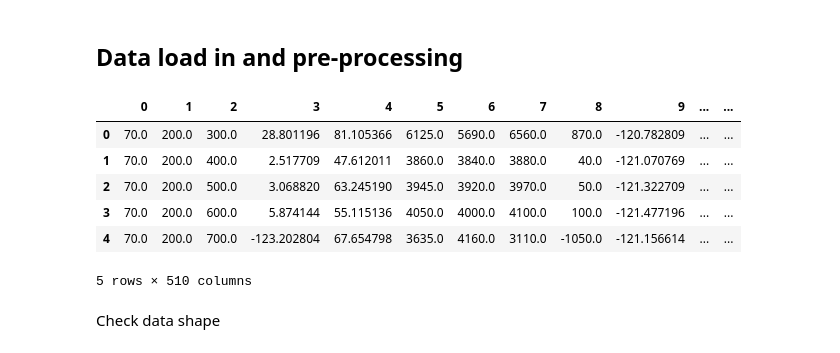
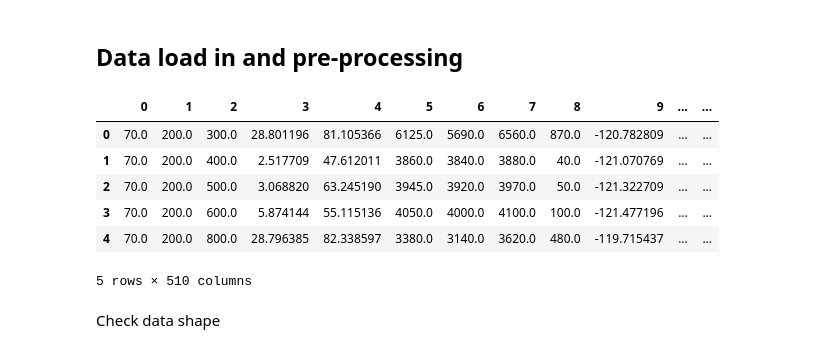
Before and after one commit to sebastian-wong0412/Design-of-SAW-Filters-based-on-Deep-Learning, a Jupyter notebook: deep learning/Stacking.ipynb, the cells around one changed output. Cells and saved outputs as stored; diff of their text form; code cells hidden in the pictures.

```diff
--- a/deep learning/Stacking.ipynb
+++ b/deep learning/Stacking.ipynb
@@ -24,17 +24,17 @@ Using Device: cpu
 # %% [markdown]
 ## Data load in and pre-processing
 # %%
-features = pd.read_csv("/home/seb/Project/BEng-Graduate/data/data.csv", header=None)
+features = pd.read_csv("../data/data.csv", header=None)
 features = features.transpose()
 # features = data.values.T.astype(np.float32)
 features.head()
 # %% [output]
 |  | 0 | 1 | 2 | 3 | 4 | 5 | 6 | 7 | 8 | 9 | ... | ... |
 | 0 | 70.0 | 200.0 | 300.0 | 28.801196 | 81.105366 | 6125.0 | 5690.0 | 6560.0 | 870.0 | -120.782809 | ... | ... |
 | 1 | 70.0 | 200.0 | 400.0 | 2.517709 | 47.612011 | 3860.0 | 3840.0 | 3880.0 | 40.0 | -121.070769 | ... | ... |
 | 2 | 70.0 | 200.0 | 500.0 | 3.068820 | 63.245190 | 3945.0 | 3920.0 | 3970.0 | 50.0 | -121.322709 | ... | ... |
 | 3 | 70.0 | 200.0 | 600.0 | 5.874144 | 55.115136 | 4050.0 | 4000.0 | 4100.0 | 100.0 | -121.477196 | ... | ... |
-| 4 | 70.0 | 200.0 | 700.0 | -123.202804 | 67.654798 | 3635.0 | 4160.0 | 3110.0 | -1050.0 | -121.156614 | ... | ... |
+| 4 | 70.0 | 200.0 | 800.0 | 28.796385 | 82.338597 | 3380.0 | 3140.0 | 3620.0 | 480.0 | -119.715437 | ... | ... |
 5 rows × 510 columns
 # %% [markdown]
 Check data shape
```
Also changed, not shown: parts of 9 cells of this notebook, 12 other files.
